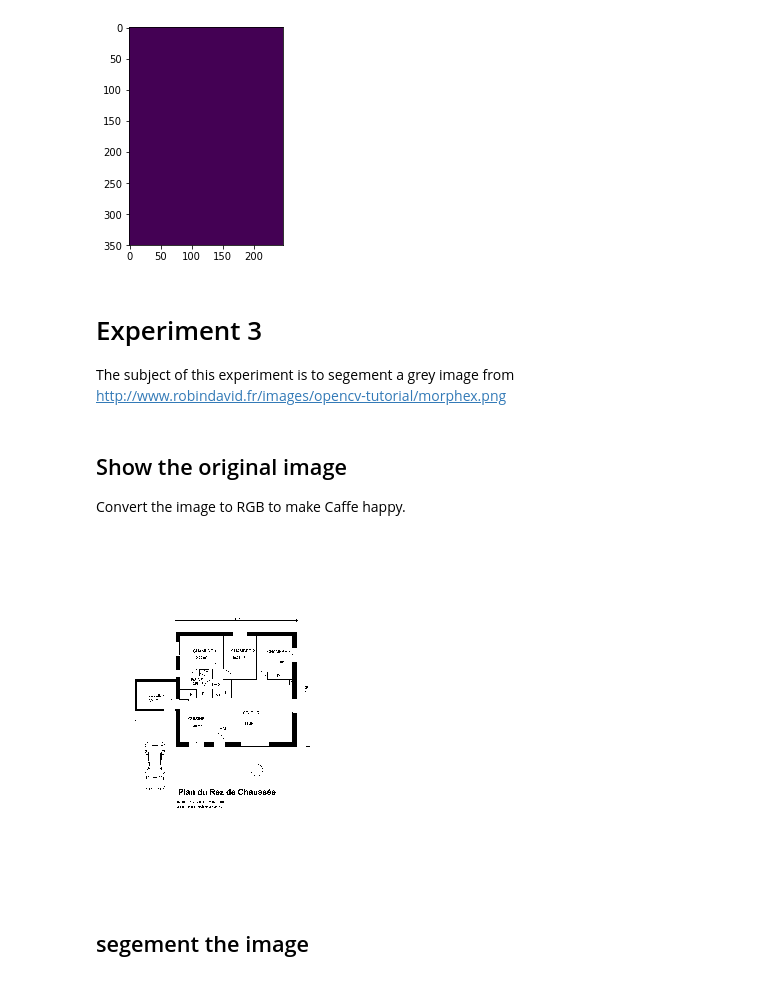
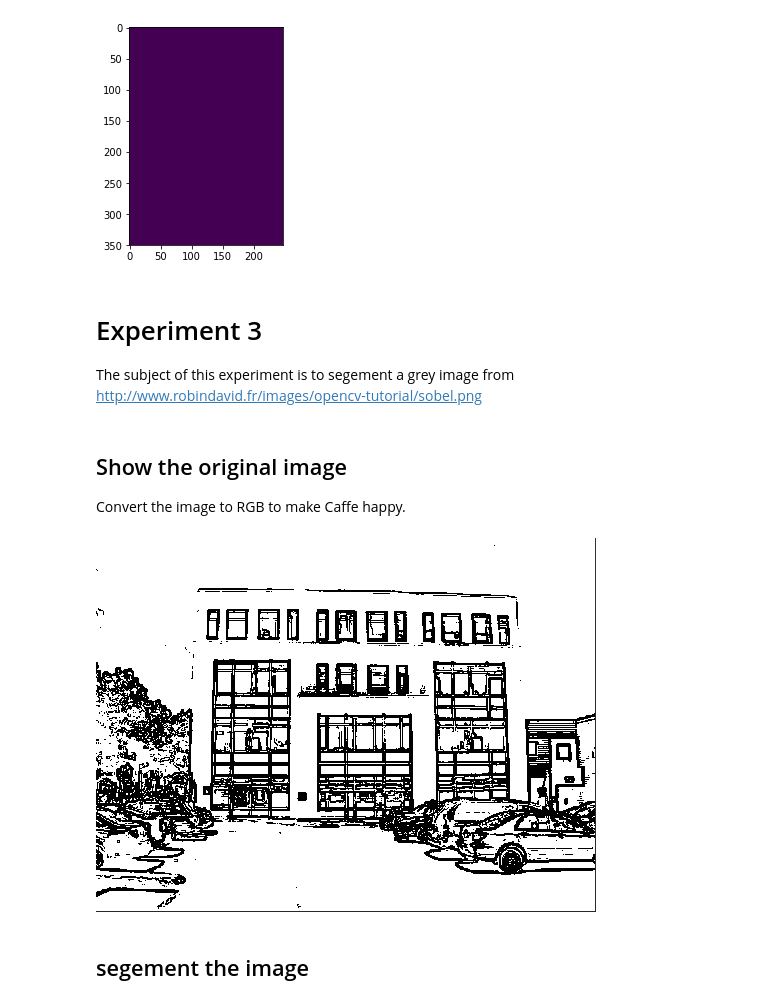
Before and after one commit to d8w/10707.notebook, a Jupyter notebook: experiments.ipynb, the cells around one changed output. Drawn from its saved outputs; the diff is of its cells as text; code cells hidden in the pictures.

Commit message:
add an experiment on a color image

```diff
--- a/experiments.ipynb
+++ b/experiments.ipynb
@@ -195,23 +195,20 @@ plt.imshow(out)
 [figure]
 # %% [markdown]
 # Experiment 3
-The subject of this experiment is to segement a grey image from http://www.robindavid.fr/images/opencv-tutorial/morphex.png
+The subject of this experiment is to segement a grey image from http://www.robindavid.fr/images/opencv-tutorial/sobel.png
 # %% [markdown]
 ## Show the original image
 
 Convert the image to RGB to make Caffe happy.
 # %%
-file_path = 'img/Ia_JN0701_sommaire.png'
+file_path = 'imgs/sobel.png'
 im = Image.open(file_path)
 # Convert black and white to RGB
 if im.mode == 'L':
     im = im.convert('RGB')
-# resize the image to 1/10
-size = tuple([x/10 for x in im.size])
-im = im.resize(size)
 im
 # %% [output]
-[figure, old version]
+[figure, new version]
 # %% [markdown]
 ## segement the image
 # %%
```
Also changed, not shown: parts of 2 cells of this notebook.
